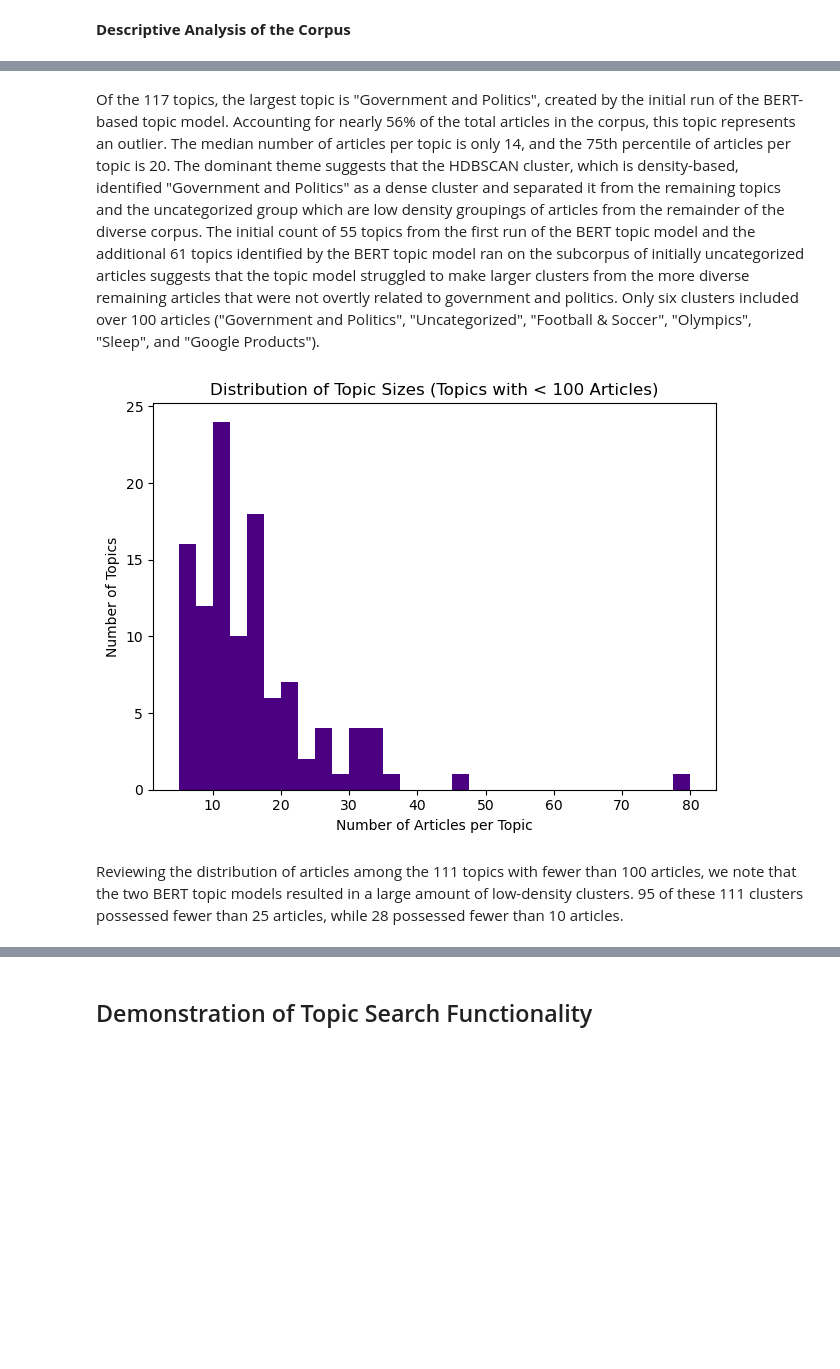
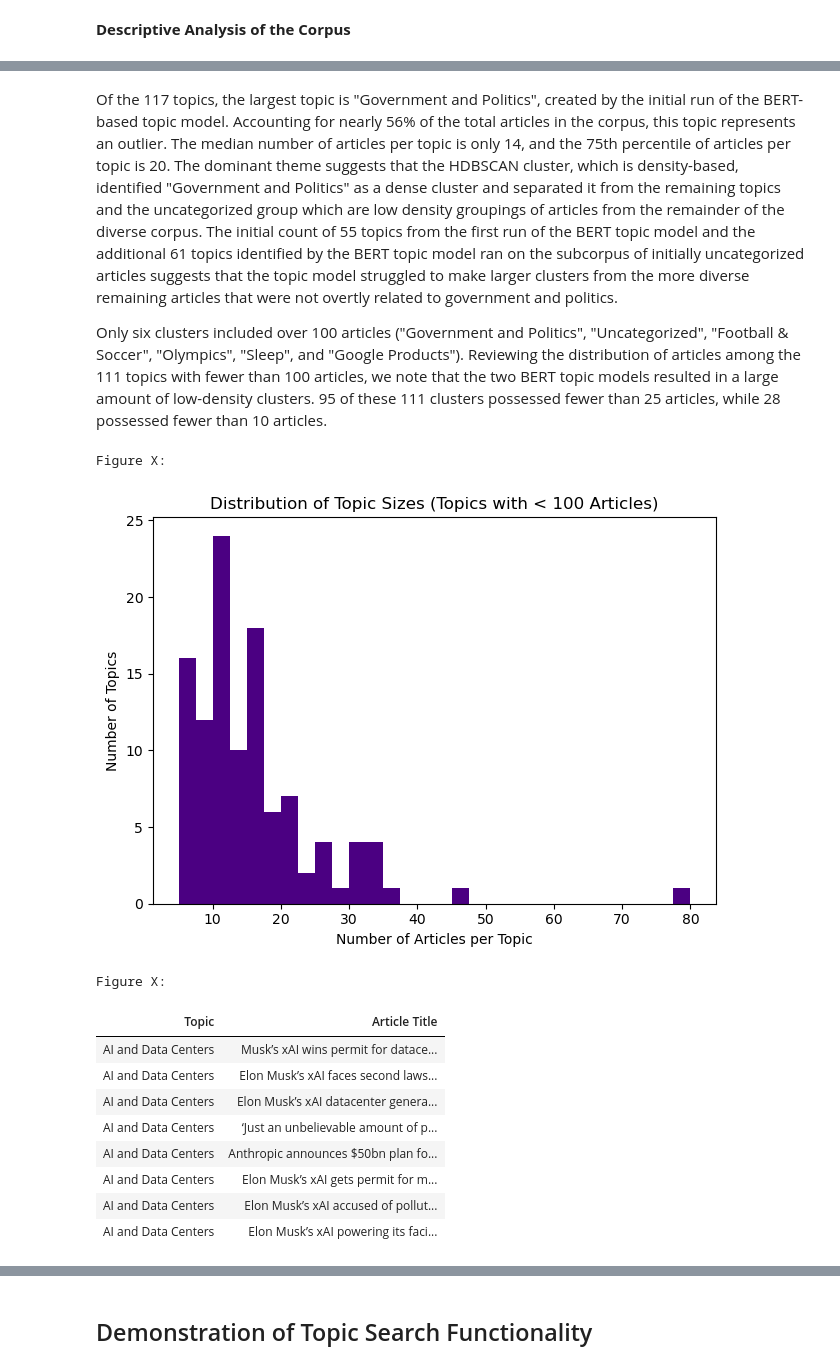
Before and after one commit to PeterdeGuzman/RAGuardianNews, a Jupyter notebook: FinalReport.ipynb, the cells around one changed output, grey strips where cells are left out. Saved outputs shown, nothing was run; the diff lists cells and outputs as text; code cells hidden in the pictures; blank space fills up the shorter version.

```diff
--- a/FinalReport.ipynb
+++ b/FinalReport.ipynb
@@ -283,5 +310,7 @@ Subcorpus Model                     Google Products    106     0.43%
 # %% [markdown]
-Of the 117 topics, the largest topic is "Government and Politics", created by the initial run of the BERT-based topic model. Accounting for nearly 56% of the total articles in the corpus, this topic represents an outlier. The median number of articles per topic is only 14, and the 75th percentile of articles per topic is 20. The dominant theme suggests that the HDBSCAN cluster, which is density-based, identified "Government and Politics" as a dense cluster and separated it from the remaining topics and the uncategorized group which are low density groupings of articles from the remainder of the diverse corpus. The initial count of 55 topics from the first run of the BERT topic model and the additional 61 topics identified by the BERT topic model ran on the subcorpus of initially uncategorized articles suggests that the topic model struggled to make larger clusters from the more diverse remaining articles that were not overtly related to government and politics. Only six clusters included over 100 articles ("Government and Politics", "Uncategorized", "Football & Soccer", "Olympics", "Sleep", and "Google Products").
+Of the 117 topics, the largest topic is "Government and Politics", created by the initial run of the BERT-based topic model. Accounting for nearly 56% of the total articles in the corpus, this topic represents an outlier. The median number of articles per topic is only 14, and the 75th percentile of articles per topic is 20. The dominant theme suggests that the HDBSCAN cluster, which is density-based, identified "Government and Politics" as a dense cluster and separated it from the remaining topics and the uncategorized group which are low density groupings of articles from the remainder of the diverse corpus. The initial count of 55 topics from the first run of the BERT topic model and the additional 61 topics identified by the BERT topic model ran on the subcorpus of initially uncategorized articles suggests that the topic model struggled to make larger clusters from the more diverse remaining articles that were not overtly related to government and politics.
+
+Only six clusters included over 100 articles ("Government and Politics", "Uncategorized", "Football & Soccer", "Olympics", "Sleep", and "Google Products"). Reviewing the distribution of articles among the 111 topics with fewer than 100 articles, we note that the two BERT topic models resulted in a large amount of low-density clusters. 95 of these 111 clusters possessed fewer than 25 articles, while 28 possessed fewer than 10 articles.
 # %%
 topic_counts = df_topics_labelled["topic_label_clean"].value_counts()
 
@@ -294,9 +323,70 @@ plt.ylabel("Number of Topics")
 plt.title("Distribution of Topic Sizes (Topics with < 100 Articles)")
 
 plt.tight_layout()
+print("Figure X:")
 plt.show()
 # %% [output]
+Figure X:
 [figure]
-# %% [markdown]
-Reviewing the distribution of articles among the 111 topics with fewer than 100 articles, we note that the two BERT topic models resulted in a large amount of low-density clusters. 95 of these 111 clusters possessed fewer than 25 articles, while 28 possessed fewer than 10 articles.
+# %%
+con = duckdb.connect("guardian_articles.duckdb", read_only=True)
+df_maori = con.execute(
+    """
+    SELECT
+        l.id, l.webTitle, l.webPublicationDate, l.text, l.clean_body, l.topic_id, l.topic_prob, l.topic_label, l.topic_label_clean,
+        c.search_terms
+    FROM article_topics_labelled l JOIN cleaned_articles c ON l.id = c.id
+    WHERE l.topic_label_clean = 'AI and Data Centers'
+    """
+).df()
+con.close()
+table = df_maori[
+    [
+        "topic_label_clean",
+        "webTitle",
+    ]
+].copy()
+
+table = table.rename(
+    columns={"topic_label_clean": "Topic", "webTitle": "Article Title"}
+)
+styled = table.style.hide(axis="index").set_table_styles(
+    [
+        {
+            "selector": "table",
+            "props": [
+                ("border-collapse", "collapse"),
+                ("margin", "0 auto"),
+                ("font-size", "12pt"),
+            ],
+        },
+        {
+            "selector": "th",
+            "props": [
+                ("border-bottom", "1px solid black"),
+                ("text-align", "left"),
+                ("padding", "6px"),
+            ],
+        },
+        {
+            "selector": "td",
+            "props": [
+                ("padding", "6px"),
+            ],
+        },
+    ]
+)
+print("Figure X:")
+styled
+# %% [output]
+Figure X:
+| Topic | Article Title |
+| AI and Data Centers | Musk’s xAI wins permit for datace... |
+| AI and Data Centers | Elon Musk’s xAI faces second laws... |
+| AI and Data Centers | Elon Musk’s xAI datacenter genera... |
+| AI and Data Centers | ‘Just an unbelievable amount of p... |
+| AI and Data Centers | Anthropic announces $50bn plan fo... |
+| AI and Data Centers | Elon Musk’s xAI gets permit for m... |
+| AI and Data Centers | Elon Musk’s xAI accused of pollut... |
+| AI and Data Centers | Elon Musk’s xAI powering its faci... |
 # %% [markdown]
```
Also changed, not shown: parts of 24 cells of this notebook, 5 other files.
